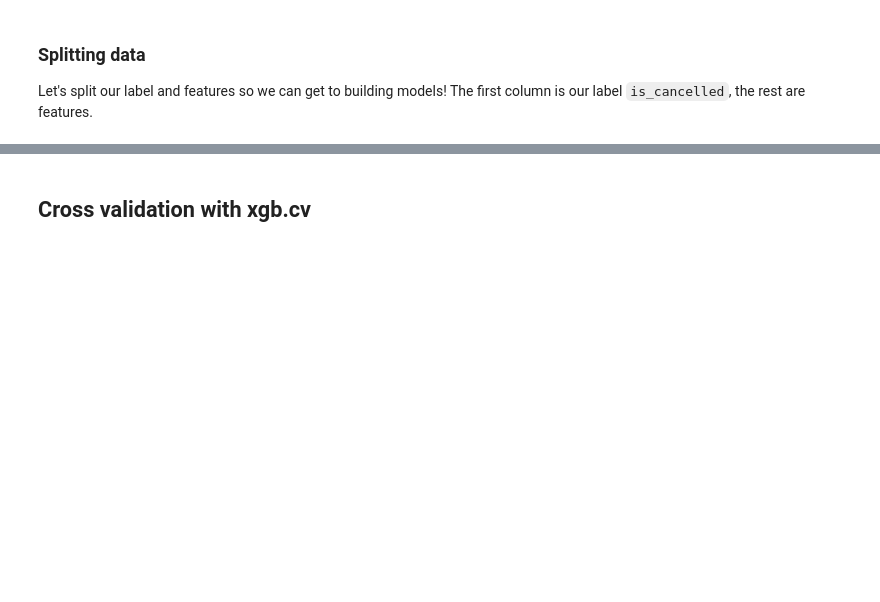
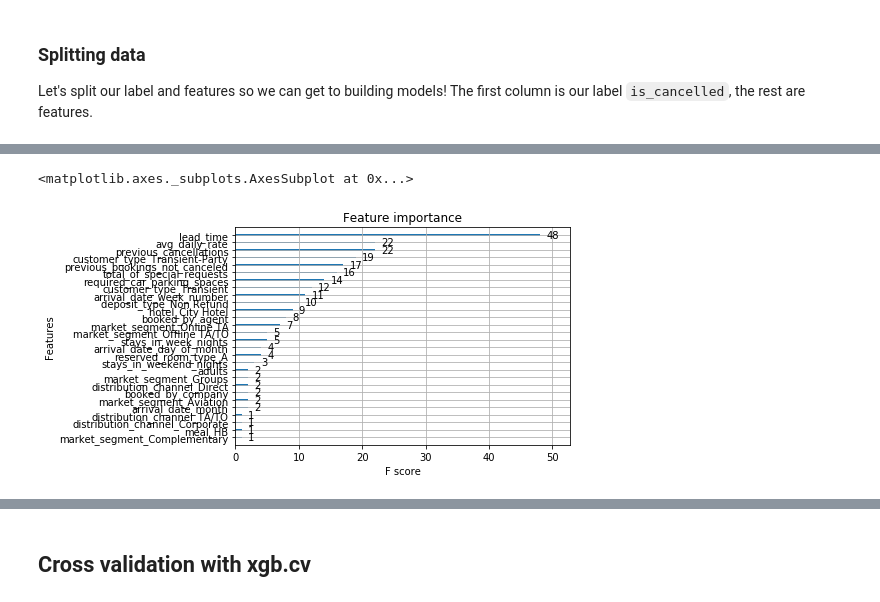
Before and after one commit to datacamp/Machine-Learning-With-XGboost-live-training, a Jupyter notebook: notebooks/python_live_session_template.ipynb, the cells around one changed output, grey strips where cells are left out. Drawn from its saved outputs; the diff is of its cells as text; code cells hidden in the pictures; blank space fills up the shorter version.

```diff
--- a/notebooks/python_live_session_template.ipynb
+++ b/notebooks/python_live_session_template.ipynb
@@ -172,0 +175,11 @@ Let's use `XGBoost`'s `scikit-learn` API for XGBoost classification and get a ba
+# %%
+from sklearn.model_selection import train_test_split
+
+# Train and test split using sklearn
+X_train, X_test, y_train, y_test= train_test_split(X, y, test_size=.33, random_state=6)
+
+# Instatiate a XGBClassifier with gbtree as the booster
+xgb_clf = xgb.XGBClassifier(booster="gbtree")
+
+# Inspect it
+xgb_clf
@@ -173,21 +198,16 @@ Let's use `XGBoost`'s `scikit-learn` API for XGBoost classification and get a ba
 # %%
-from sklearn.model_selection import train_test_split
-
-X_train, X_test, y_train, y_test= train_test_split(X, y, test_size=.33, random_state=6)
-
-# Instantiate a XGBClassifier
-## Let's do default values for parameters
-### max depth: Maximum tree depth for base learners.
-### n_estimators: Number of gradient boosted trees. Equivalent to number of boosting rounds.
-
-xg_cl = xgb.XGBClassifier(max_depth=6, n_estimators=10)
+## Set some parameters so it doesn't run too long
+### max depth = 6: Maximum tree depth for base learners.
+### n_estimators = 10: Number of gradient boosted trees. (aka num_boost_rounds)
+xgb_clf.set_params(max_depth=6, n_estimators=10)
 
 # Fit it to the training set
-xg_cl.fit(X_train, y_train)
+xgb_clf.fit(X_train, y_train)
 
 # Predict the labels of the test set
-preds = xg_cl.predict(X_test)
+preds = xgb_clf.predict(X_test)
 
 # Calculate the accuracy
+## accuracy = correctly predicted data points / all the data points
 accuracy = float(np.sum(preds==y_test))/y_test.shape[0]
-print("accuracy: %f" % (accuracy))
+print("baseline accuracy: %f" % (accuracy))
@@ -200,0 +224,6 @@ xgb.plot_importance(xg_cl)
+# %%
+# Plot importance
+xgb.plot_importance(xgb_clf)
+# %% [output]
+<matplotlib.axes._subplots.AxesSubplot at 0x...>
+[figure, added]
```
Also changed, not shown: parts of 18 cells of this notebook, 6 other files.
